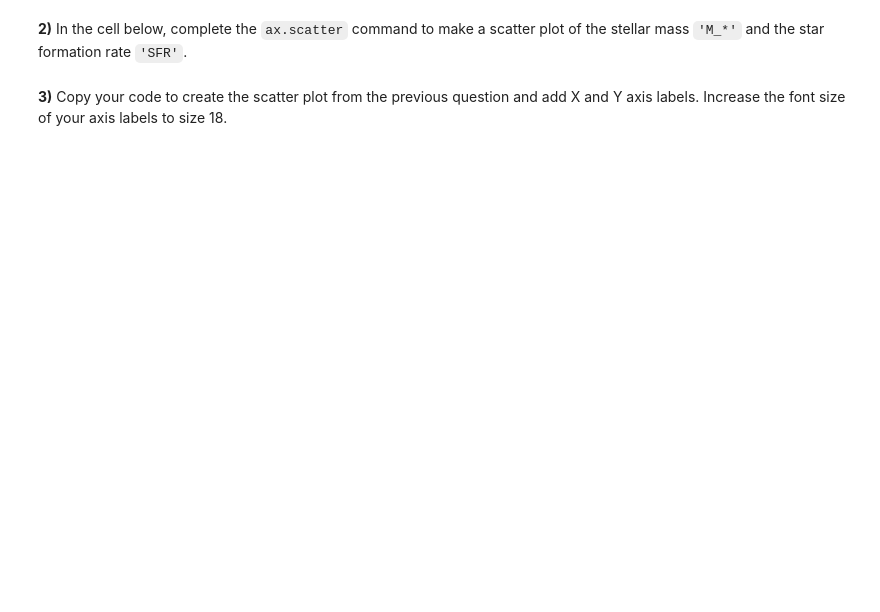
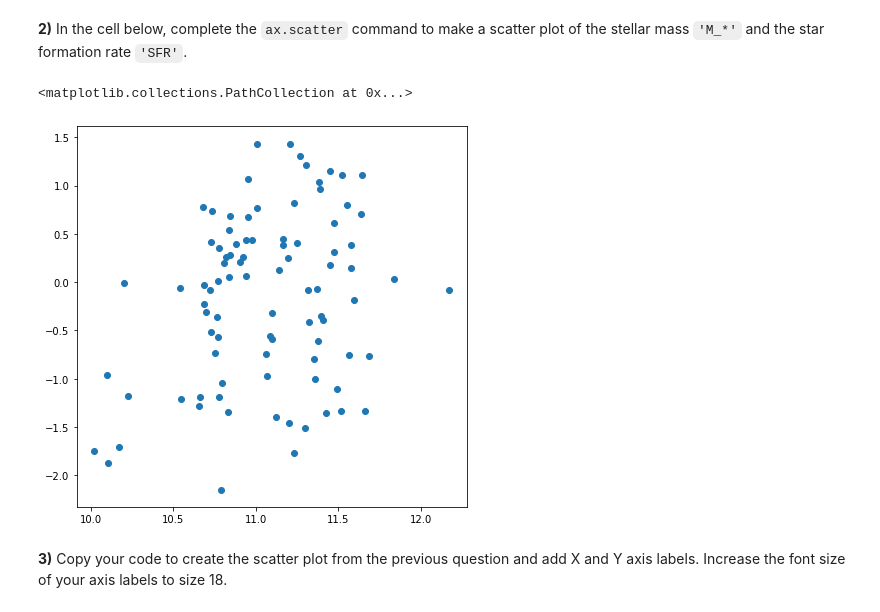
Before and after one commit to blaketjohnson/Astro3190_BJohnson, a Jupyter notebook: homework/HW5B_Johnson.ipynb, the cells around one changed output. Saved outputs shown, nothing was run; the diff lists cells and outputs as text; code cells hidden in the pictures; blank space fills up the shorter version.

```diff
--- a/homework/HW5B_Johnson.ipynb
+++ b/homework/HW5B_Johnson.ipynb
@@ -43,6 +85,9 @@ data['Name']
 **2)** In the cell below, complete the `ax.scatter` command to make a scatter plot of the stellar mass `'M_*'` and the star formation rate `'SFR'`.
 # %%
 fig, ax = plt.subplots(figsize=(7,7))
-ax.scatter(???,???)
+ax.scatter(data['M_*'],data['SFR'])
+# %% [output]
+<matplotlib.collections.PathCollection at 0x...>
+[figure, added]
 # %% [markdown]
 **3)** Copy your code to create the scatter plot from the previous question and add X and Y axis labels. Increase the font size of your axis labels to size 18.
```
Also changed, not shown: parts of 10 cells of this notebook.
